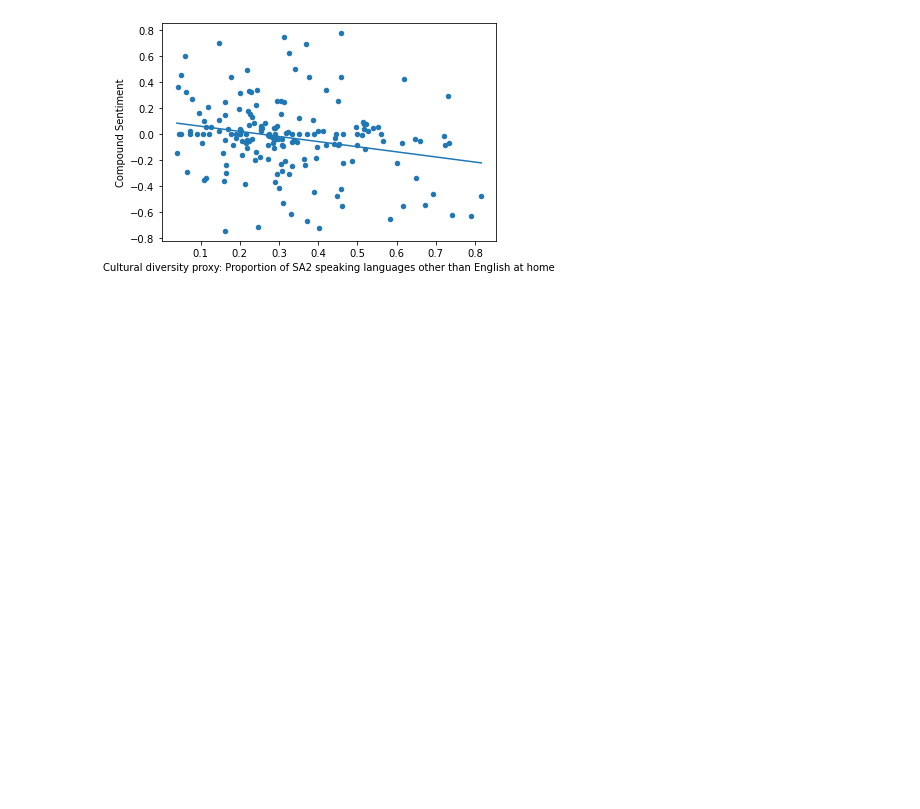
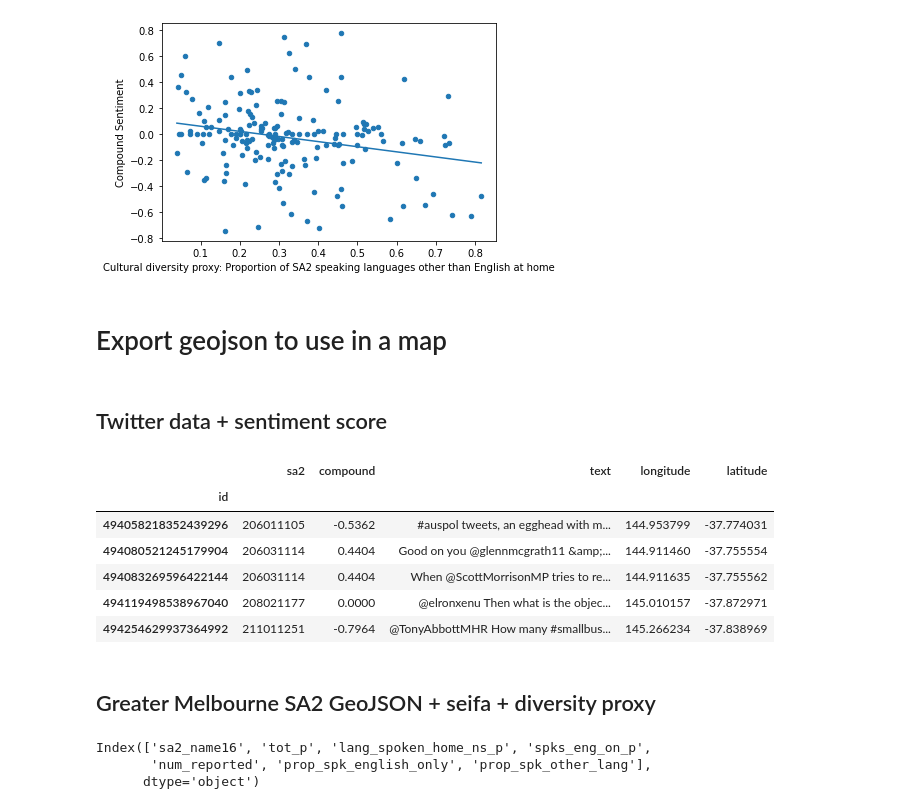
Before and after one commit to jsinkers/comp90024-assignment-2, a Jupyter notebook: data-analysis/data-analysis-part-2.ipynb, the cells around one changed output. Saved outputs shown, nothing was run; the diff lists cells and outputs as text; code cells hidden in the pictures; blank space fills up the shorter version.

Commit message:
Export SA2 geojson with seifa and language

```diff
--- a/data-analysis/data-analysis-part-2.ipynb
+++ b/data-analysis/data-analysis-part-2.ipynb
@@ -442,3 +447,23 @@ plt.ylabel("Compound Sentiment")
 m: -0.3930270182736668, b: 0.10042606775961788
 Text(0, 0.5, 'Compound Sentiment')
 [figure]
+# %% [markdown]
+# Export geojson to use in a map
+# %% [markdown]
+## Twitter data + sentiment score
+# %%
+tweet_df['text'] = tweet_df['doc'].apply(lambda x: x['text'])
+#tweet_df.to_file("data/twitter-melb-filtered.geojson", driver="GeoJSON")
+# %%
+reduced_tweet_df = tweet_df[['id', 'coordinates', 'sa2', 'compound', 'text']].dropna()
+reduced_tweet_df = pd.concat([reduced_tweet_df, reduced_tweet_df['coordinates'].apply(pd.Series)], axis=1)
+reduced_tweet_df = reduced_tweet_df.drop('coordinates', axis=1).set_index('id')
+reduced_tweet_df.head()
+# %% [output]
+|  | sa2 | compound | text | longitude | latitude |
+| id |  |  |  |  |  |
+| 494058218352439296 | 206011105 | -0.5362 | #auspol tweets, an egghead with m... | 144.953799 | -37.774031 |
+| 494080521245179904 | 206031114 | 0.4404 | Good on you @glennmcgrath11 &amp;... | 144.911460 | -37.755554 |
+| 494083269596422144 | 206031114 | 0.4404 | When @ScottMorrisonMP tries to re... | 144.911635 | -37.755562 |
+| 494119498538967040 | 208021177 | 0.0000 | @elronxenu Then what is the objec... | 145.010157 | -37.872971 |
+| 494254629937364992 | 211011251 | -0.7964 | @TonyAbbottMHR How many #smallbus... | 145.266234 | -37.838969 |
@@ -444,0 +474,2 @@ Text(0, 0.5, 'Compound Sentiment')
+# %% [markdown]
+## Greater Melbourne SA2 GeoJSON + seifa + diversity proxy
@@ -444,0 +478,6 @@ Text(0, 0.5, 'Compound Sentiment')
+# %%
+lang_df.columns
+# %% [output]
+Index(['sa2_name16', 'tot_p', 'lang_spoken_home_ns_p', 'spks_eng_on_p',
+       'num_reported', 'prop_spk_english_only', 'prop_spk_other_lang'],
+      dtype='object')
```
Also changed, not shown: parts of 16 cells of this notebook, 2 other files.
